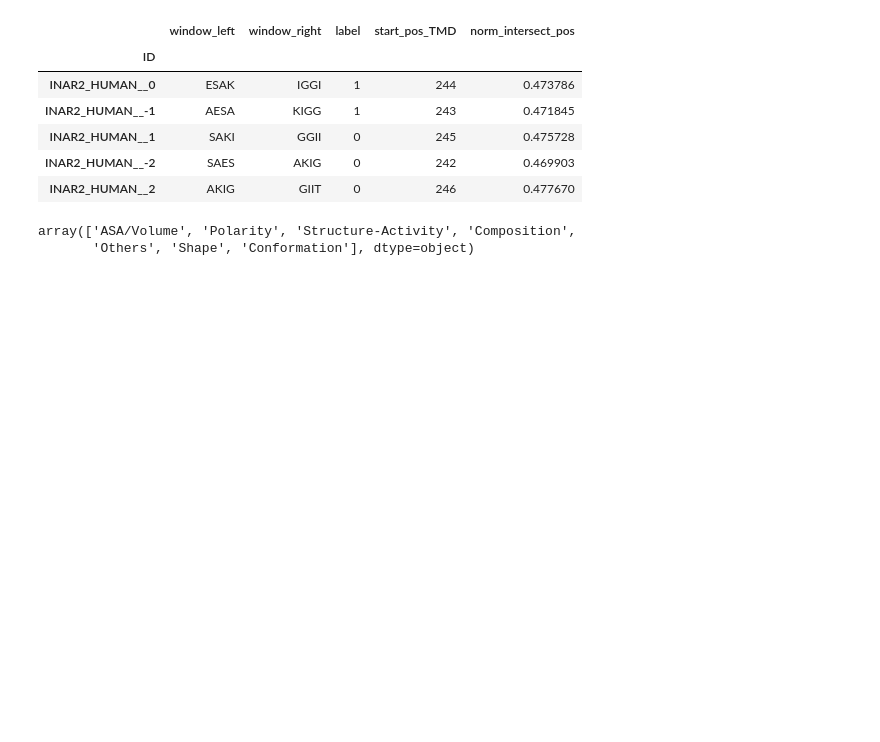
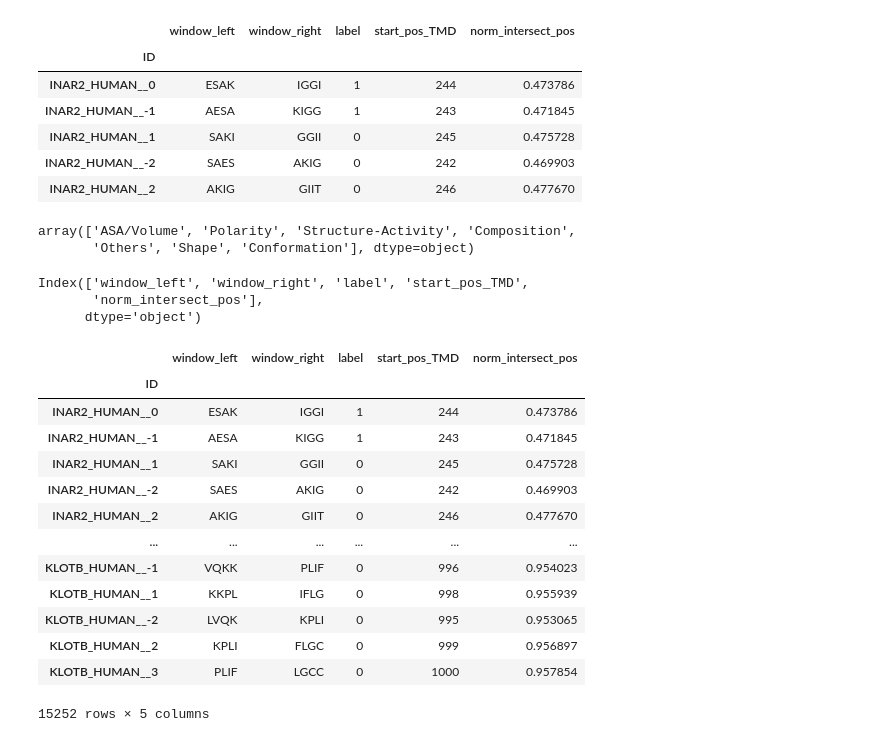
Before and after one commit to Freiherr5/TMDrefined, a Jupyter notebook: am2.ipynb, the cells around one changed output. Drawn from its saved outputs; the diff is of its cells as text; code cells hidden in the pictures; blank space fills up the shorter version.

```diff
--- a/am2.ipynb
+++ b/am2.ipynb
@@ -61,3 +61,27 @@ am_N2_top_CPP["category"].unique()
 # %% [output]
 array(['ASA/Volume', 'Polarity', 'Structure-Activity', 'Composition',
        'Others', 'Shape', 'Conformation'], dtype=object)
+# %%
+train_am_N2.columns
+# %% [output]
+Index(['window_left', 'window_right', 'label', 'start_pos_TMD',
+       'norm_intersect_pos'],
+      dtype='object')
+# %%
+train_N_drop = train_am_N2.drop_duplicates(subset=['window_left', 'window_right']).dropna()
+train_N_drop
+# %% [output]
+|  | window_left | window_right | label | start_pos_TMD | norm_intersect_pos |
+| ID |  |  |  |  |  |
+| INAR2_HUMAN__0 | ESAK | IGGI | 1 | 244 | 0.473786 |
+| INAR2_HUMAN__-1 | AESA | KIGG | 1 | 243 | 0.471845 |
+| INAR2_HUMAN__1 | SAKI | GGII | 0 | 245 | 0.475728 |
+| INAR2_HUMAN__-2 | SAES | AKIG | 0 | 242 | 0.469903 |
+| INAR2_HUMAN__2 | AKIG | GIIT | 0 | 246 | 0.477670 |
+| ... | ... | ... | ... | ... | ... |
+| KLOTB_HUMAN__-1 | VQKK | PLIF | 0 | 996 | 0.954023 |
+| KLOTB_HUMAN__1 | KKPL | IFLG | 0 | 998 | 0.955939 |
+| KLOTB_HUMAN__-2 | LVQK | KPLI | 0 | 995 | 0.953065 |
+| KLOTB_HUMAN__2 | KPLI | FLGC | 0 | 999 | 0.956897 |
+| KLOTB_HUMAN__3 | PLIF | LGCC | 0 | 1000 | 0.957854 |
+15252 rows × 5 columns
```
Also changed, not shown: parts of 14 cells of this notebook, 41 other files.
